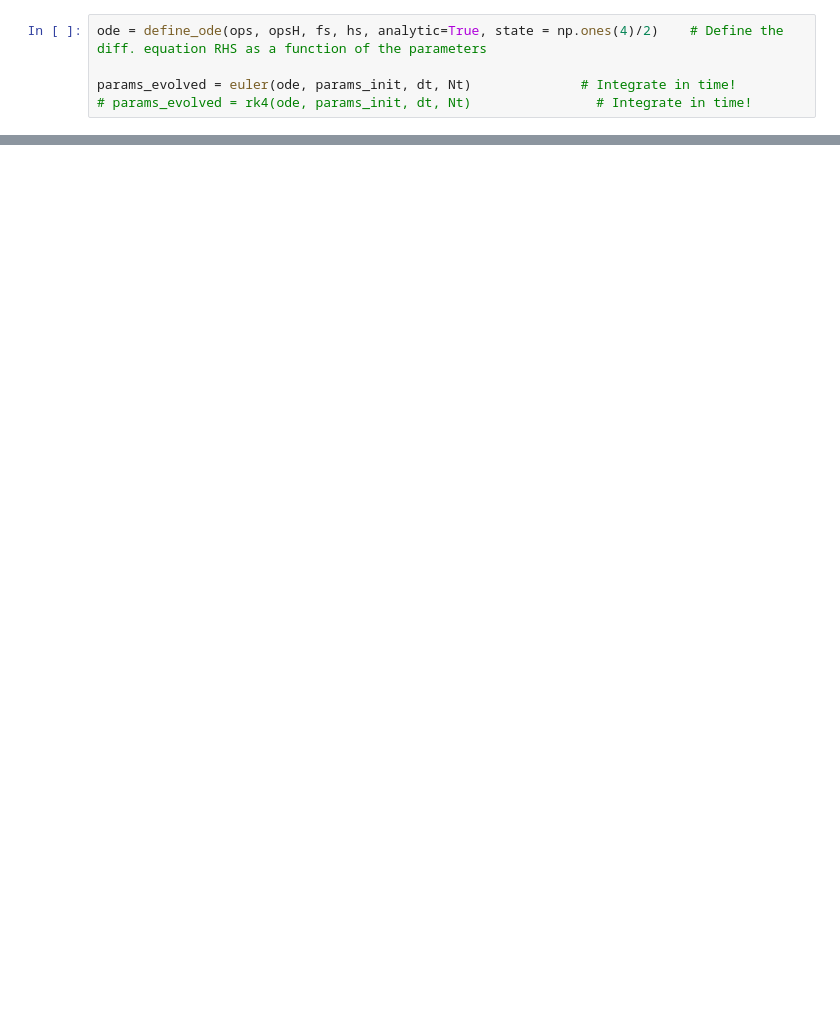
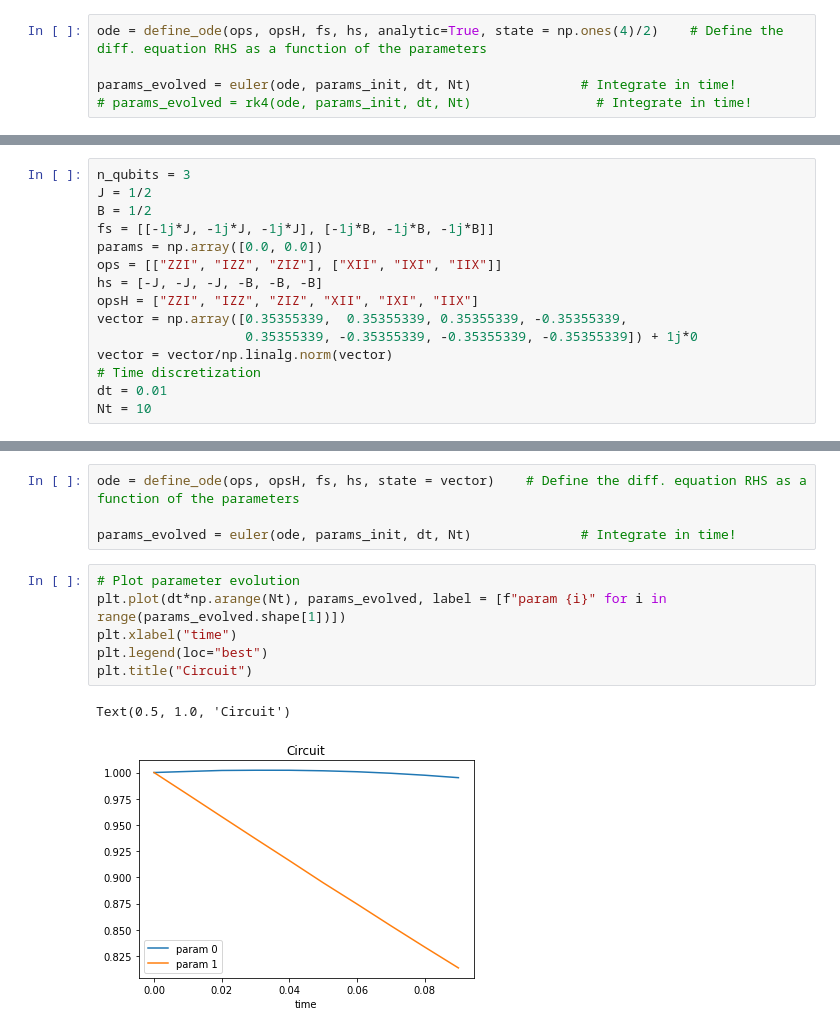
Before and after one commit to lezav/variational_quantum_simulation, a Jupyter notebook: full_simulation.ipynb, the cells around one changed output, grey strips where cells are left out. Saved outputs shown, nothing was run; the diff lists cells and outputs as text; blank space fills up the shorter version.

Commit message:
Code working for 2 and 3 qubits

```diff
--- a/full_simulation.ipynb
+++ b/full_simulation.ipynb
@@ -49,0 +50,15 @@ Text(0.5, 1.0, 'Circuit')
+# %%
+n_qubits = 3
+J = 1/2
+B = 1/2
+fs = [[-1j*J, -1j*J, -1j*J], [-1j*B, -1j*B, -1j*B]]
+params = np.array([0.0, 0.0])
+ops = [["ZZI", "IZZ", "ZIZ"], ["XII", "IXI", "IIX"]]
+hs = [-J, -J, -J, -B, -B, -B]
+opsH = ["ZZI", "IZZ", "ZIZ", "XII", "IXI", "IIX"]
+vector = np.array([0.35355339,  0.35355339, 0.35355339, -0.35355339,
+                   0.35355339, -0.35355339, -0.35355339, -0.35355339]) + 1j*0
+vector = vector/np.linalg.norm(vector)
+# Time discretization
+dt = 0.01
+Nt = 10
@@ -49,0 +78,13 @@ Text(0.5, 1.0, 'Circuit')
+# %%
+ode = define_ode(ops, opsH, fs, hs, state = vector)    # Define the diff. equation RHS as a function of the parameters
+
+params_evolved = euler(ode, params_init, dt, Nt)              # Integrate in time!
+# %%
+# Plot parameter evolution
+plt.plot(dt*np.arange(Nt), params_evolved, label = [f"param {i}" for i in range(params_evolved.shape[1])])
+plt.xlabel("time")
+plt.legend(loc="best")
+plt.title("Circuit")
+# %% [output]
+Text(0.5, 1.0, 'Circuit')
+[figure, added]
```
Also changed, not shown: parts of 6 cells of this notebook, 11 other files.
